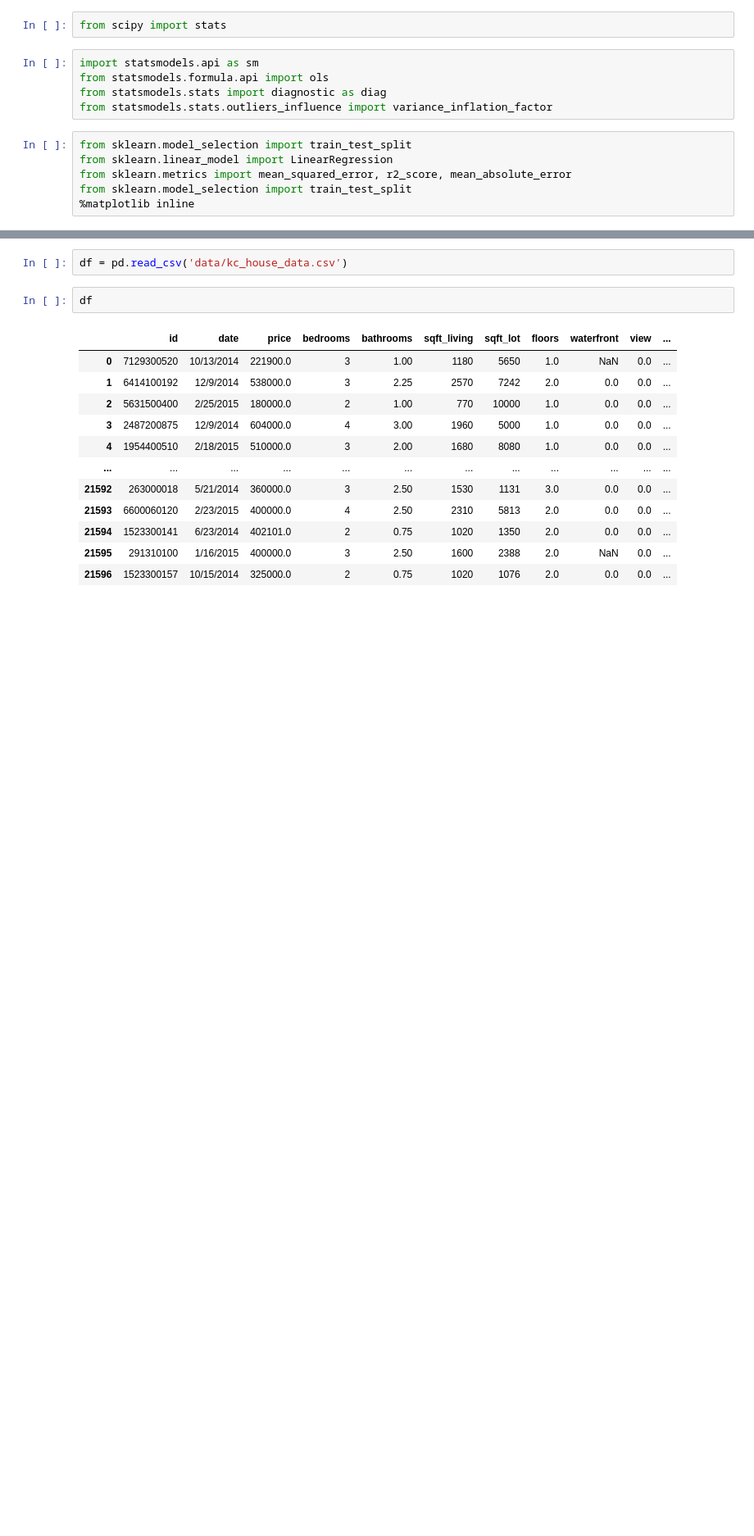
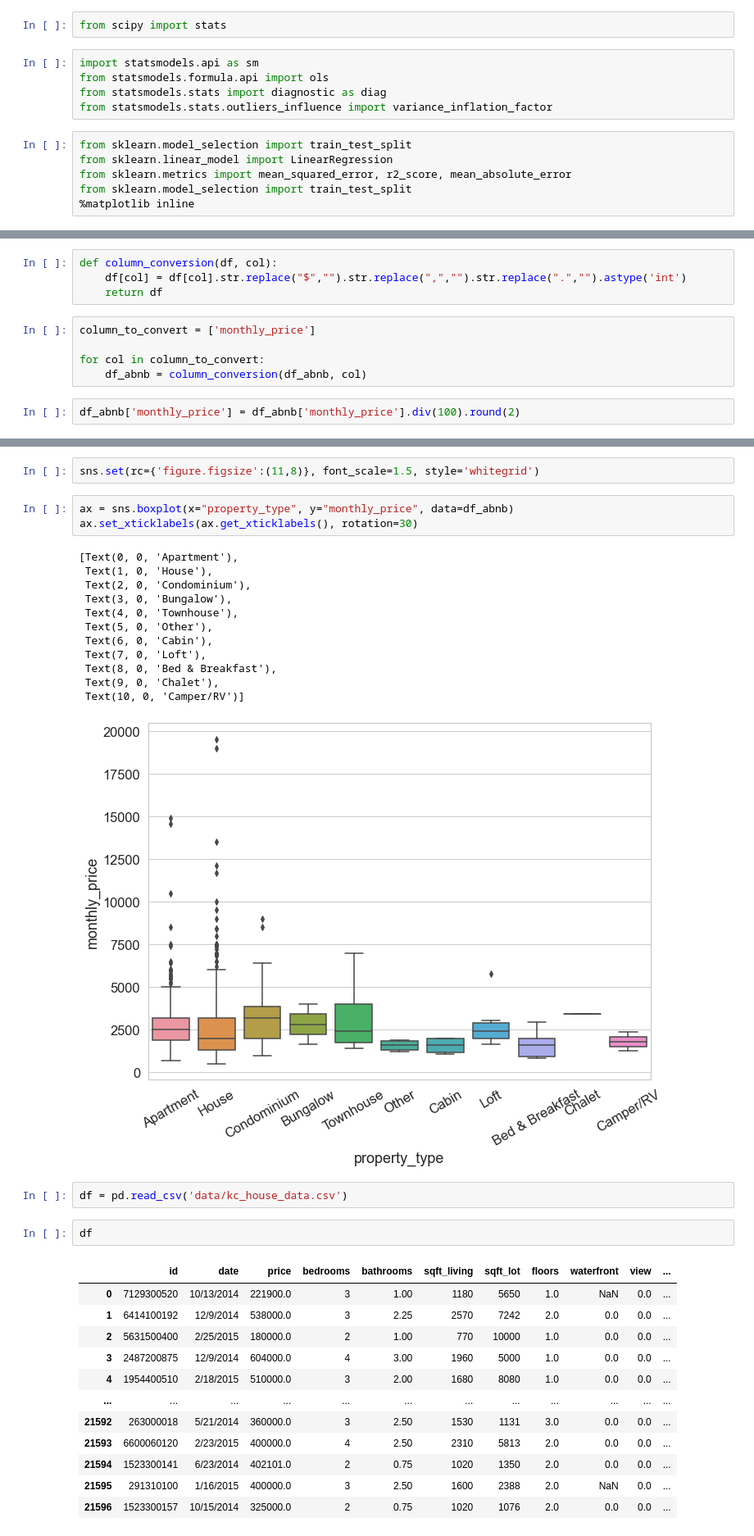
Before and after one commit to ozbunae/Housing_Data, a Jupyter notebook: Renovated.ipynb, the cells around one changed output, grey strips where cells are left out. Shown at 82% size. Cells and saved outputs as stored; diff of their text form; blank space fills up the shorter version.

```diff
--- a/Renovated.ipynb
+++ b/Renovated.ipynb
@@ -44,0 +85,11 @@ FileNotFoundError: [Errno 2] No such file or directory: 'listings.csv'
+# %%
+def column_conversion(df, col):
+    df[col] = df[col].str.replace("$","").str.replace(",","").str.replace(".","").astype('int')
+    return df
+# %%
+column_to_convert = ['monthly_price']
+
+for col in column_to_convert:
+    df_abnb = column_conversion(df_abnb, col)
+# %%
+df_abnb['monthly_price'] = df_abnb['monthly_price'].div(100).round(2)
@@ -45,3 +114,21 @@ FileNotFoundError: [Errno 2] No such file or directory: 'listings.csv'
+# %%
+sns.set(rc={'figure.figsize':(11,8)}, font_scale=1.5, style='whitegrid')
+# %%
+ax = sns.boxplot(x="property_type", y="monthly_price", data=df_abnb)
+ax.set_xticklabels(ax.get_xticklabels(), rotation=30)
+# %% [output]
+[Text(0, 0, 'Apartment'),
+ Text(1, 0, 'House'),
+ Text(2, 0, 'Condominium'),
+ Text(3, 0, 'Bungalow'),
+ Text(4, 0, 'Townhouse'),
+ Text(5, 0, 'Other'),
+ Text(6, 0, 'Cabin'),
+ Text(7, 0, 'Loft'),
+ Text(8, 0, 'Bed & Breakfast'),
+ Text(9, 0, 'Chalet'),
+ Text(10, 0, 'Camper/RV')]
+[figure, added]
 # %%
 df = pd.read_csv('data/kc_house_data.csv')
 # %%
```
Also changed, not shown: parts of 13 cells of this notebook, 1 other file.
